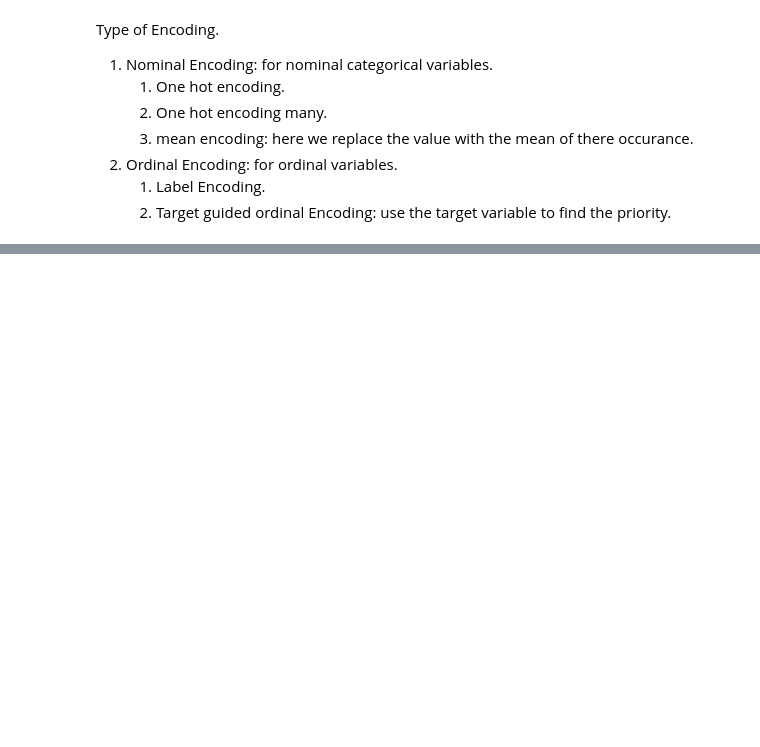
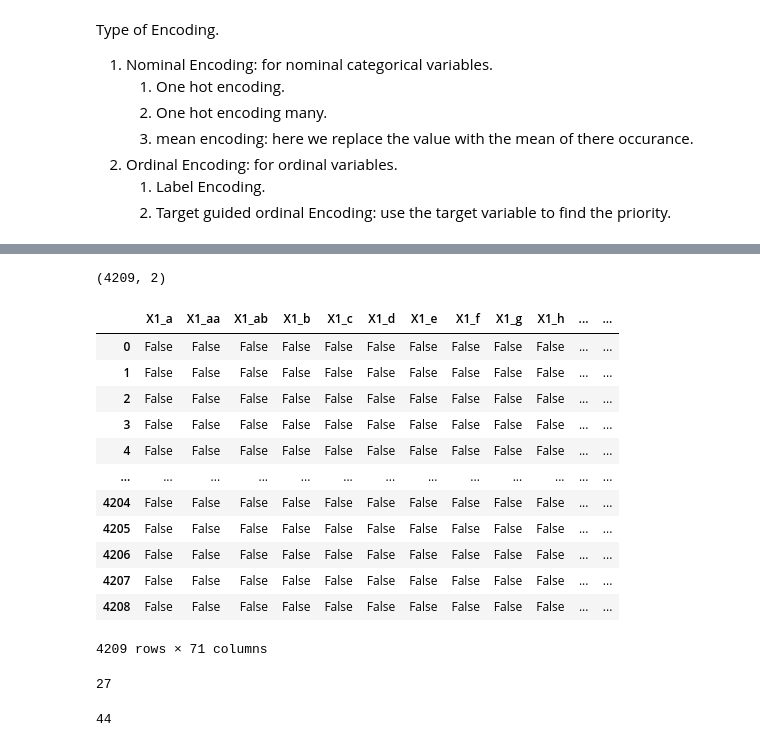
Before and after one commit to PankajR1998/Feature-Engineering, a Jupyter notebook: Feature_Engineering.ipynb, the cells around one changed output, grey strips where cells are left out. Cells and saved outputs as stored; diff of their text form; code cells hidden in the pictures; blank space fills up the shorter version.

```diff
--- a/Feature_Engineering.ipynb
+++ b/Feature_Engineering.ipynb
@@ -145,0 +177,3 @@ Type of Encoding.
+# %%
+df = pd.read_csv('train.csv', usecols=['X1','X2'])
+df.head()
@@ -145,0 +207,29 @@ Type of Encoding.
+# %%
+df.shape
+# %% [output]
+(4209, 2)
+# %%
+# one hot encoding
+pd.get_dummies(df)
+# %% [output]
+|  | X1_a | X1_aa | X1_ab | X1_b | X1_c | X1_d | X1_e | X1_f | X1_g | X1_h | ... | ... |
+| 0 | False | False | False | False | False | False | False | False | False | False | ... | ... |
+| 1 | False | False | False | False | False | False | False | False | False | False | ... | ... |
+| 2 | False | False | False | False | False | False | False | False | False | False | ... | ... |
+| 3 | False | False | False | False | False | False | False | False | False | False | ... | ... |
+| 4 | False | False | False | False | False | False | False | False | False | False | ... | ... |
+| ... | ... | ... | ... | ... | ... | ... | ... | ... | ... | ... | ... | ... |
+| 4204 | False | False | False | False | False | False | False | False | False | False | ... | ... |
+| 4205 | False | False | False | False | False | False | False | False | False | False | ... | ... |
+| 4206 | False | False | False | False | False | False | False | False | False | False | ... | ... |
+| 4207 | False | False | False | False | False | False | False | False | False | False | ... | ... |
+| 4208 | False | False | False | False | False | False | False | False | False | False | ... | ... |
+4209 rows × 71 columns
+# %%
+len(df['X1'].unique())
+# %% [output]
+27
+# %%
+len(df['X2'].unique())
+# %% [output]
+44
```
Also changed, not shown: parts of 19 cells of this notebook, 1 other file.
